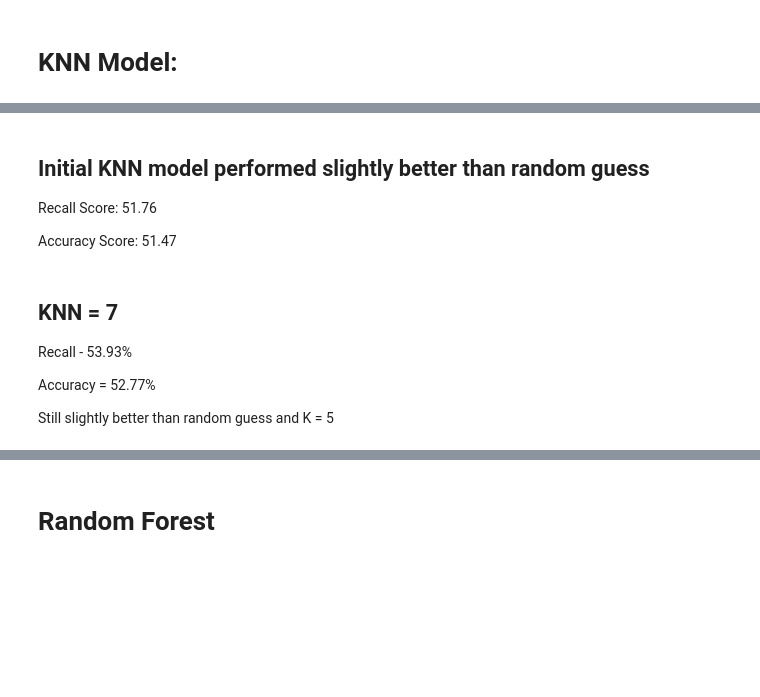
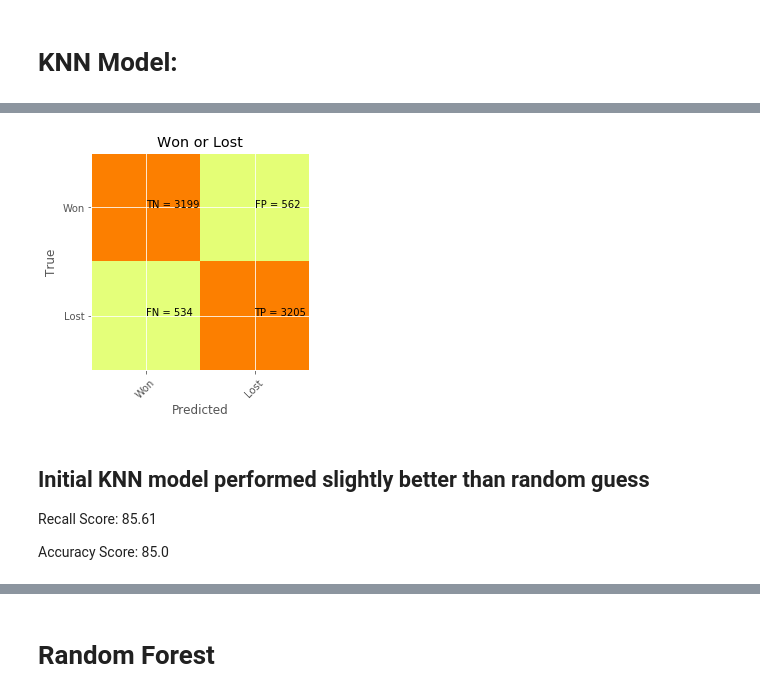
Before and after one commit to Gal-Gilor/In_Zeus_We_Trust, a Jupyter notebook: dota_classification_models.ipynb, the cells around one changed output, grey strips where cells are left out. Saved outputs shown, nothing was run; the diff lists cells and outputs as text; code cells hidden in the pictures; blank space fills up the shorter version.

```diff
--- a/dota_classification_models.ipynb
+++ b/dota_classification_models.ipynb
@@ -54,5 +37,21 @@ labels
 # %% [markdown]
 #   KNN Model:
+# %%
+def plot_confusion_matrix(y_test, y_predict, classes=None, title=None):
+    cm = confusion_matrix(y_test, y_predict)
+    plt.clf()
+    plt.imshow(cm, interpolation='nearest', cmap=plt.cm.Wistia)
+    plt.title(title)
+    plt.ylabel('True')
+    plt.xlabel('Predicted')
+    tick_marks = np.arange(len(classes))
+    plt.xticks(tick_marks, classes, rotation=45)
+    plt.yticks(tick_marks, classes)
+    s = [['TN','FP'], ['FN', 'TP']]
+    for i in range(2):
+        for j in range(2):
+            plt.text(j,i, str(s[i][j])+" = "+str(cm[i][j]))
+    plt.show()
 # %%
 from sklearn.neighbors import KNeighborsClassifier
 
@@ -69,6 +68,10 @@ ValueError: Input contains NaN, infinity or a value too large for dtype('float64
+# %%
+plot_confusion_matrix(y_test, test_predict, classes=['Won', 'Lost'], title='Won or Lost')
+# %% [output]
+[figure, added]
 # %% [markdown]
 ## Initial KNN model performed slightly better than random guess
-Recall Score: 51.76
+Recall Score: 85.61
 
-Accuracy Score: 51.47
+Accuracy Score: 85.0
 # %%
@@ -100,9 +96,0 @@ print(f"scores: {scores}, k: {k}")
-# %% [markdown]
-## KNN = 7
-
-
-Recall - 53.93%
-
-Accuracy = 52.77%
-
-Still slightly better than random guess and K = 5
```
Also changed, not shown: parts of 38 cells of this notebook, 2 other files.
